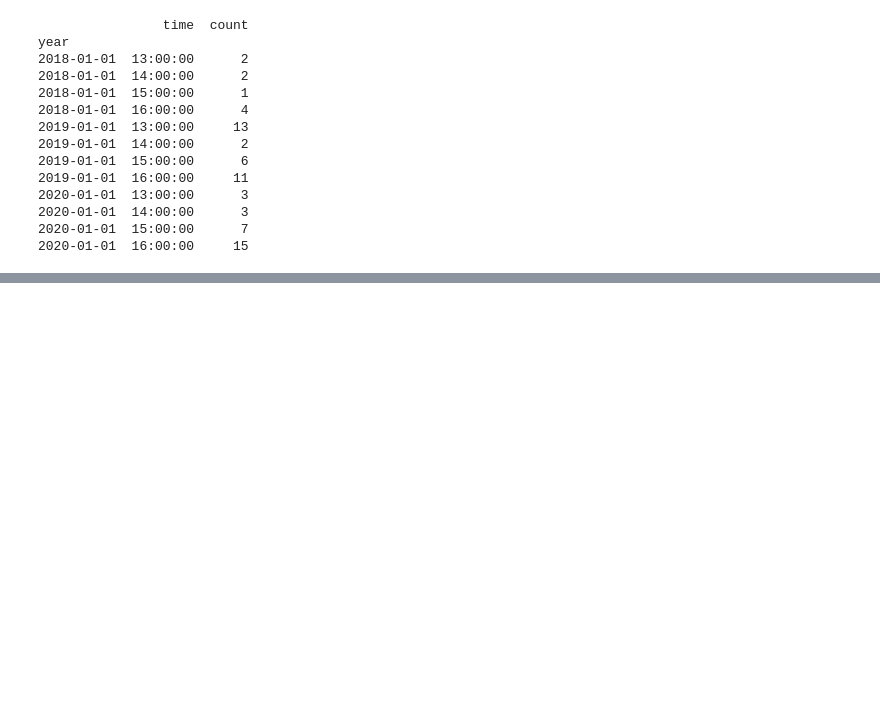
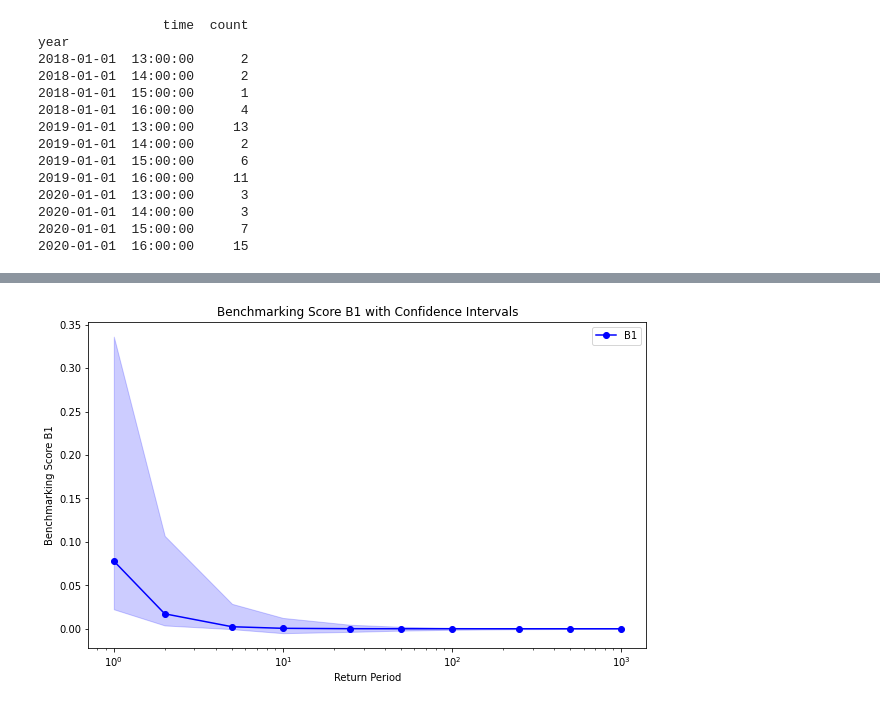
Before and after one commit to dimitris1pana/EVDBM, a Jupyter notebook: energYproductionEVA2CompareScenarios.ipynb, the cells around one changed output, grey strips where cells are left out. Saved outputs shown, nothing was run; the diff lists cells and outputs as text; code cells hidden in the pictures; blank space fills up the shorter version.

```diff
--- a/energYproductionEVA2CompareScenarios.ipynb
+++ b/energYproductionEVA2CompareScenarios.ipynb
@@ -213,0 +220,19 @@ BenchmarkingScore(data1b,data2b, Delta)
+# %%
+TotalCases = data1b.count()[1]+data2b.count()[1]
+
+# print(Plower)
+# print(P)
+# print(Pupper)
+
+def BenchmarkingScore(SumweightedCircumstances,Px,Pxlower,Pxupper):
+    print(SumweightedCircumstances)
+    ScoreInTimex= []
+    ScoreInTimelower=[]
+    ScoreInTimeUppder=[]
+    for i in range(len(Px)):
+        # print(P[i])
+        ScoreInTimex.append(Px[i]*SumweightedCircumstances)
+        ScoreInTimelower.append(Pxlower[i]*SumweightedCircumstances)
+        ScoreInTimeUppder.append(Pxupper[i]*SumweightedCircumstances)
+
+    return ScoreInTimex,ScoreInTimelower,ScoreInTimeUppder
@@ -213,0 +288,13 @@ BenchmarkingScore(data1b,data2b, Delta)
+# %%
+# Plotting B1 with its confidence intervals
+plt.figure(figsize=(10, 6))
+plt.plot(T1, B1, marker='o', color='blue', label='B1')
+plt.fill_between(T1, Blower1, Bupper1, color='blue', alpha=0.2)
+plt.xlabel('Return Period')
+plt.ylabel('Benchmarking Score B1')
+plt.title('Benchmarking Score B1 with Confidence Intervals')
+plt.xscale('log')
+plt.legend()
+plt.show()
+# %% [output]
+[figure, added]
```
Also changed, not shown: parts of 14 cells of this notebook, 3 other files.
